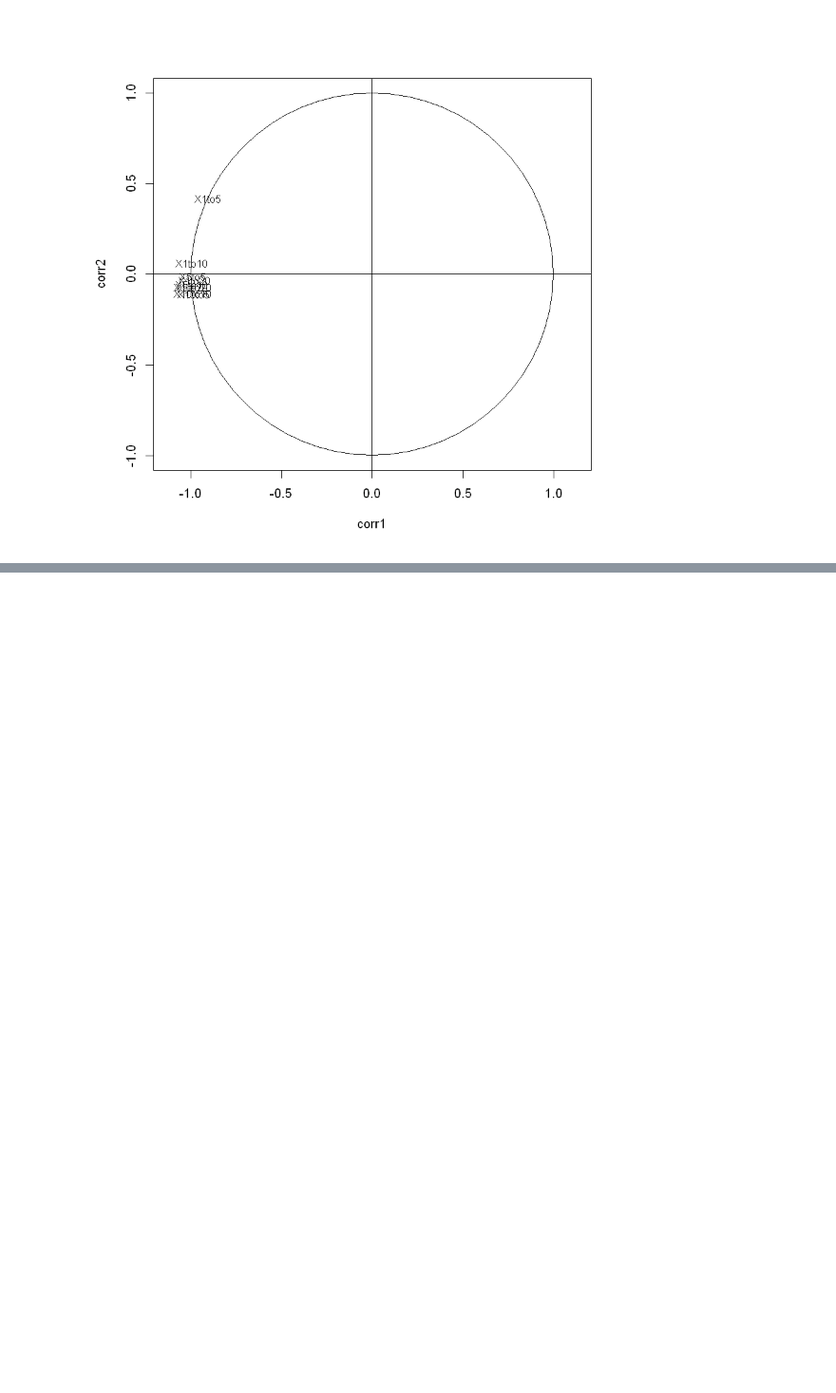
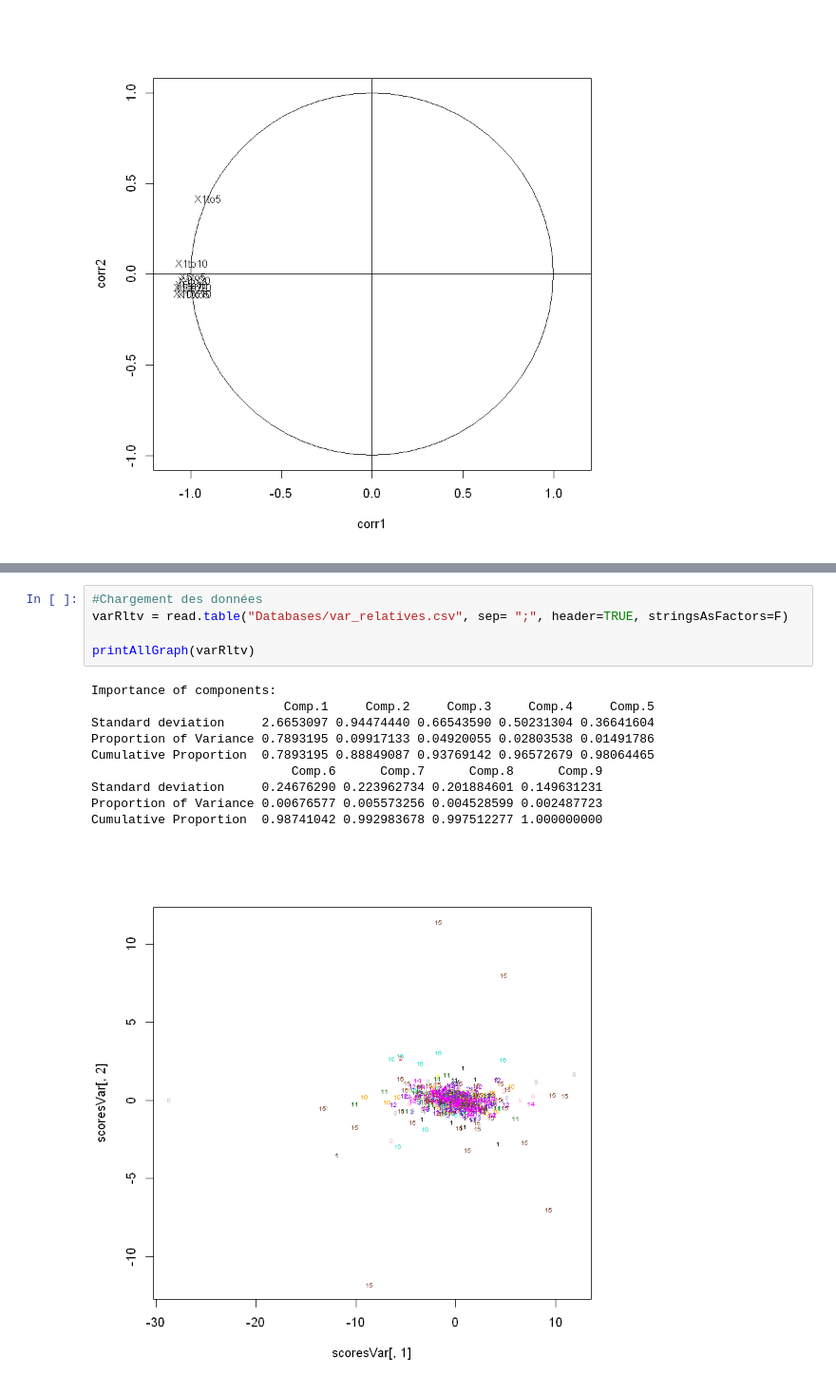
Before and after one commit to VictorSanh/ProjetDep, a Jupyter notebook: ACP.ipynb, the cells around one changed output, grey strips where cells are left out. Shown at 95% size. Saved outputs shown, nothing was run; the diff lists cells and outputs as text; blank space fills up the shorter version.

```diff
--- a/ACP.ipynb
+++ b/ACP.ipynb
@@ -200,0 +158,16 @@ Cumulative Proportion  0.98741042 0.992983678 0.997512277 1.000000000
+# %%
+#Chargement des données
+varRltv = read.table("Databases/var_relatives.csv", sep= ";", header=TRUE, stringsAsFactors=F)
+
+printAllGraph(varRltv)
+# %% [output]
+Importance of components:
+                          Comp.1     Comp.2     Comp.3     Comp.4     Comp.5
+Standard deviation     2.6653097 0.94474440 0.66543590 0.50231304 0.36641604
+Proportion of Variance 0.7893195 0.09917133 0.04920055 0.02803538 0.01491786
+Cumulative Proportion  0.7893195 0.88849087 0.93769142 0.96572679 0.98064465
+                           Comp.6      Comp.7      Comp.8      Comp.9
+Standard deviation     0.24676290 0.223962734 0.201884601 0.149631231
+Proportion of Variance 0.00676577 0.005573256 0.004528599 0.002487723
+Cumulative Proportion  0.98741042 0.992983678 0.997512277 1.000000000
+[figure, added]
```
Also changed, not shown: parts of 20 cells of this notebook.
